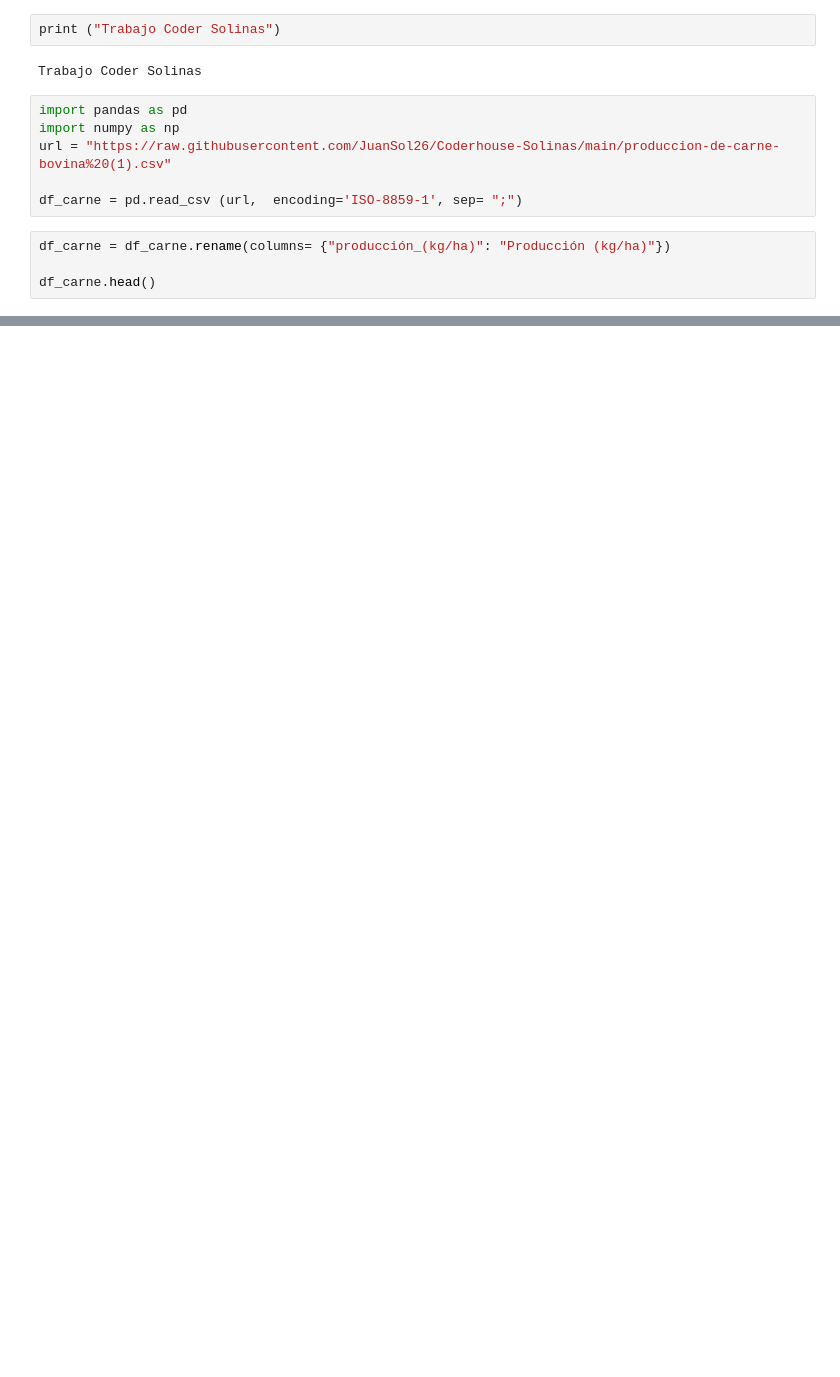
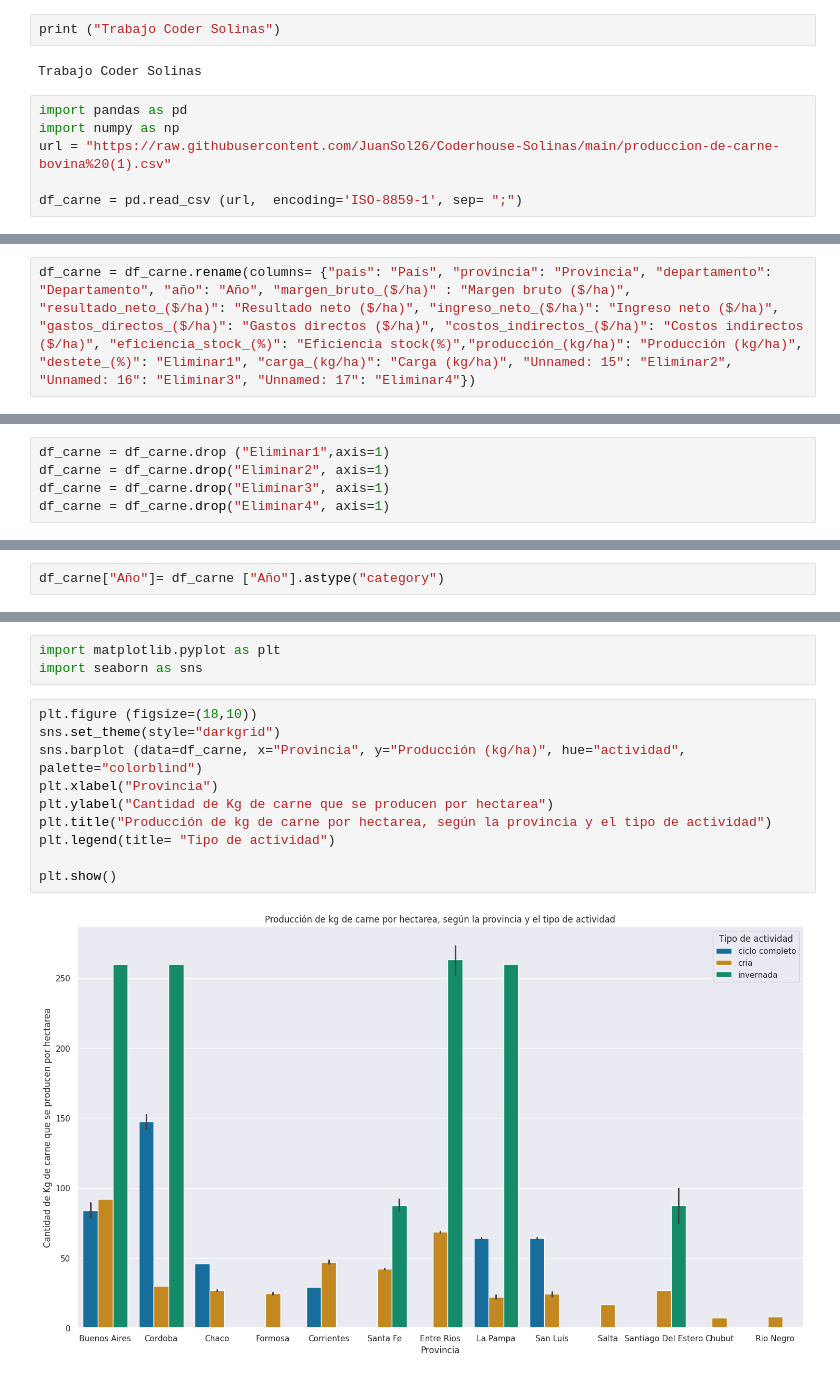
Before and after one commit to JuanSol26/Coderhouse-Solinas, a Jupyter notebook: Trabajo_Coder_Solinas.ipynb, the cells around one changed output, grey strips where cells are left out. Drawn from its saved outputs; the diff is of its cells as text; blank space fills up the shorter version.

```diff
--- a/Trabajo_Coder_Solinas.ipynb
+++ b/Trabajo_Coder_Solinas.ipynb
@@ -10,7 +10,3 @@ import numpy as np
 url = "https://raw.githubusercontent.com/JuanSol26/Coderhouse-Solinas/main/produccion-de-carne-bovina%20(1).csv"
 
 df_carne = pd.read_csv (url,  encoding='ISO-8859-1', sep= ";")
-# %%
-df_carne = df_carne.rename(columns= {"producción_(kg/ha)": "Producción (kg/ha)"})
-
-df_carne.head()
@@ -23,0 +13,2 @@ df_carne.head()
+# %%
+df_carne = df_carne.rename(columns= {"pais": "País", "provincia": "Provincia", "departamento": "Departamento", "año": "Año", "margen_bruto_($/ha)" : "Margen bruto ($/ha)", "resultado_neto_($/ha)": "Resultado neto ($/ha)", "ingreso_neto_($/ha)": "Ingreso neto ($/ha)", "gastos_directos_($/ha)": "Gastos directos ($/ha)", "costos_indirectos_($/ha)": "Costos indirectos ($/ha)", "eficiencia_stock_(%)": "Eficiencia stock(%)","producción_(kg/ha)": "Producción (kg/ha)", "destete_(%)": "Eliminar1", "carga_(kg/ha)": "Carga (kg/ha)", "Unnamed: 15": "Eliminar2", "Unnamed: 16": "Eliminar3", "Unnamed: 17": "Eliminar4"})
@@ -23,0 +24,5 @@ df_carne.head()
+# %%
+df_carne = df_carne.drop ("Eliminar1",axis=1)
+df_carne = df_carne.drop("Eliminar2", axis=1)
+df_carne = df_carne.drop("Eliminar3", axis=1)
+df_carne = df_carne.drop("Eliminar4", axis=1)
@@ -23,0 +58,2 @@ df_carne.head()
+# %%
+df_carne["Año"]= df_carne ["Año"].astype("category")
@@ -23,0 +126,15 @@ df_carne.head()
+# %%
+import matplotlib.pyplot as plt
+import seaborn as sns
+# %%
+plt.figure (figsize=(18,10))
+sns.set_theme(style="darkgrid")
+sns.barplot (data=df_carne, x="Provincia", y="Producción (kg/ha)", hue="actividad", palette="colorblind")
+plt.xlabel("Provincia")
+plt.ylabel("Cantidad de Kg de carne que se producen por hectarea")
+plt.title("Producción de kg de carne por hectarea, según la provincia y el tipo de actividad")
+plt.legend(title= "Tipo de actividad")
+
+plt.show()
+# %% [output]
+[figure, added]
```
Also changed, not shown: parts of 10 cells of this notebook.
